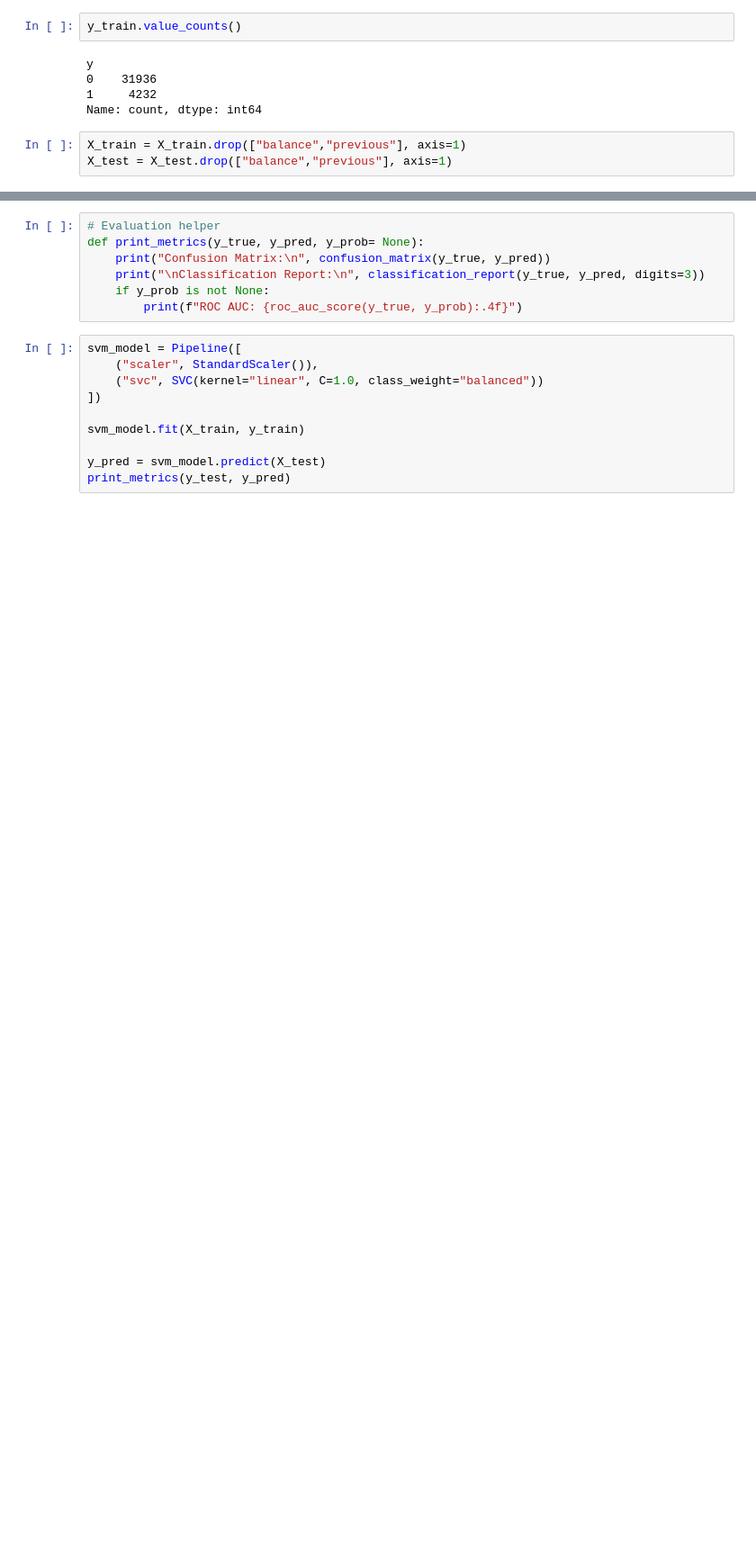
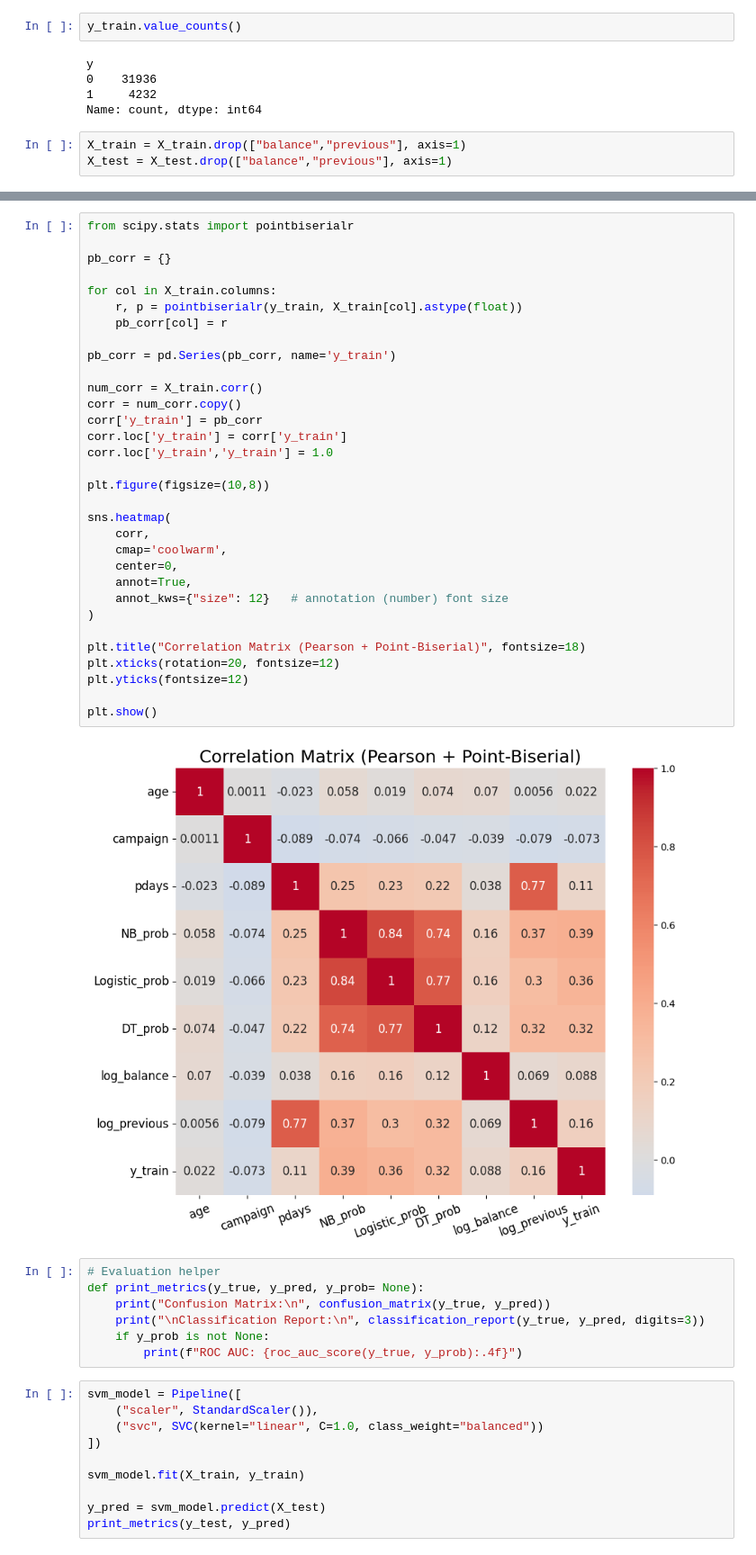
Before and after one commit to Supratim2004/Multivariate-Analysis-Project-Group-I, a Jupyter notebook: Numerical Part/modeling2.ipynb, the cells around one changed output, grey strips where cells are left out. Shown at 90% size. Saved outputs shown, nothing was run; the diff lists cells and outputs as text; blank space fills up the shorter version.

```diff
--- a/Numerical Part/modeling2.ipynb
+++ b/Numerical Part/modeling2.ipynb
@@ -95,4 +95,38 @@ Index(['age', 'campaign', 'pdays', 'NB_prob', 'Logistic_prob', 'DT_prob',
       dtype='object')
+# %%
+from scipy.stats import pointbiserialr
+
+pb_corr = {}
+
+for col in X_train.columns:
+    r, p = pointbiserialr(y_train, X_train[col].astype(float))
+    pb_corr[col] = r
+
+pb_corr = pd.Series(pb_corr, name='y_train')
+
+num_corr = X_train.corr()
+corr = num_corr.copy()
+corr['y_train'] = pb_corr
+corr.loc['y_train'] = corr['y_train']
+corr.loc['y_train','y_train'] = 1.0
+
+plt.figure(figsize=(10,8))
+
+sns.heatmap(
+    corr,
+    cmap='coolwarm',
+    center=0,
+    annot=True,
+    annot_kws={"size": 12}   # annotation (number) font size
+)
+
+plt.title("Correlation Matrix (Pearson + Point-Biserial)", fontsize=18)
+plt.xticks(rotation=20, fontsize=12)
+plt.yticks(fontsize=12)
+
+plt.show()
+# %% [output]
+[figure, added]
 # %%
 # Evaluation helper
 def print_metrics(y_true, y_pred, y_prob= None):
```
Also changed, not shown: parts of 13 cells of this notebook.
